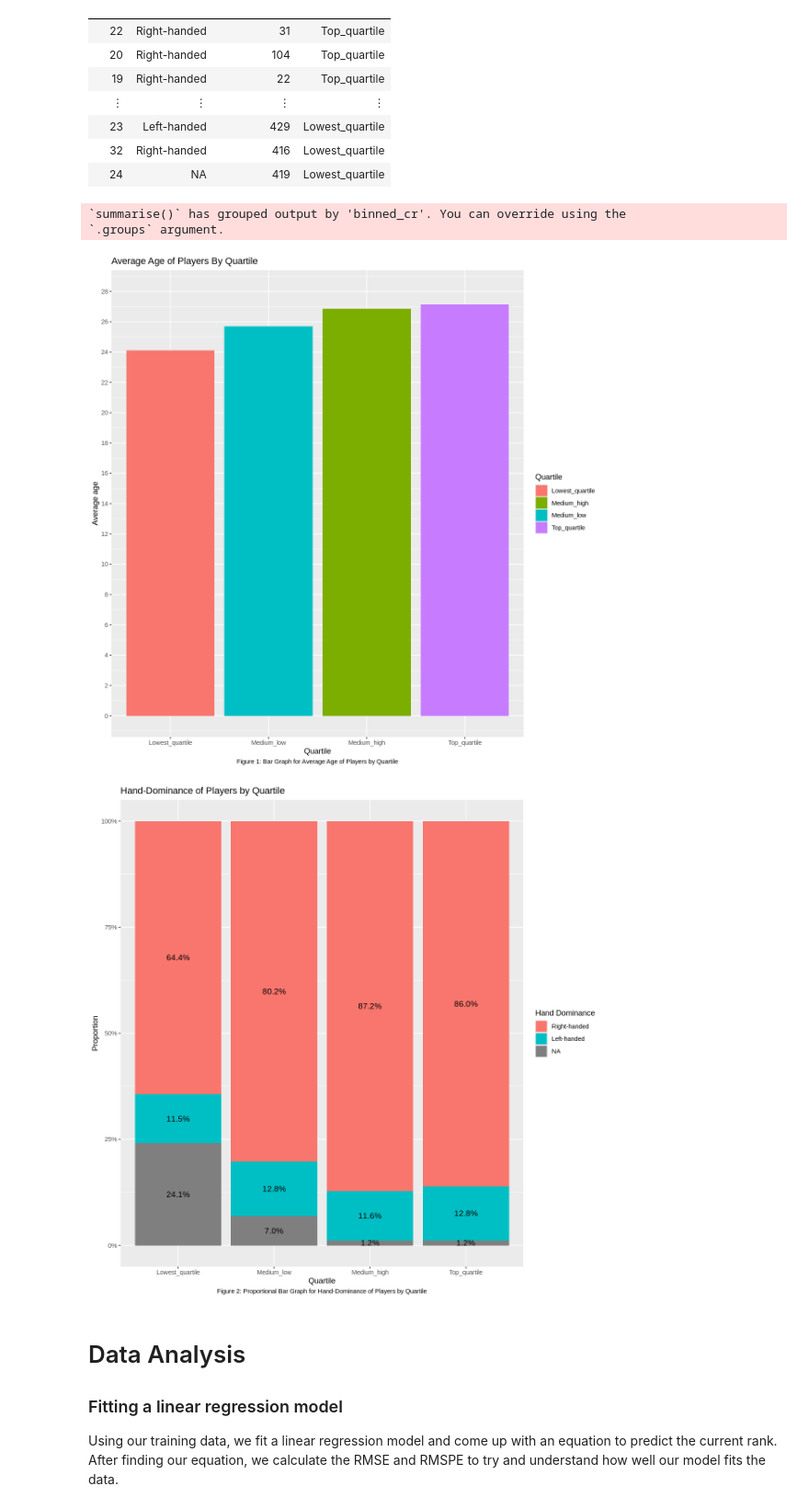
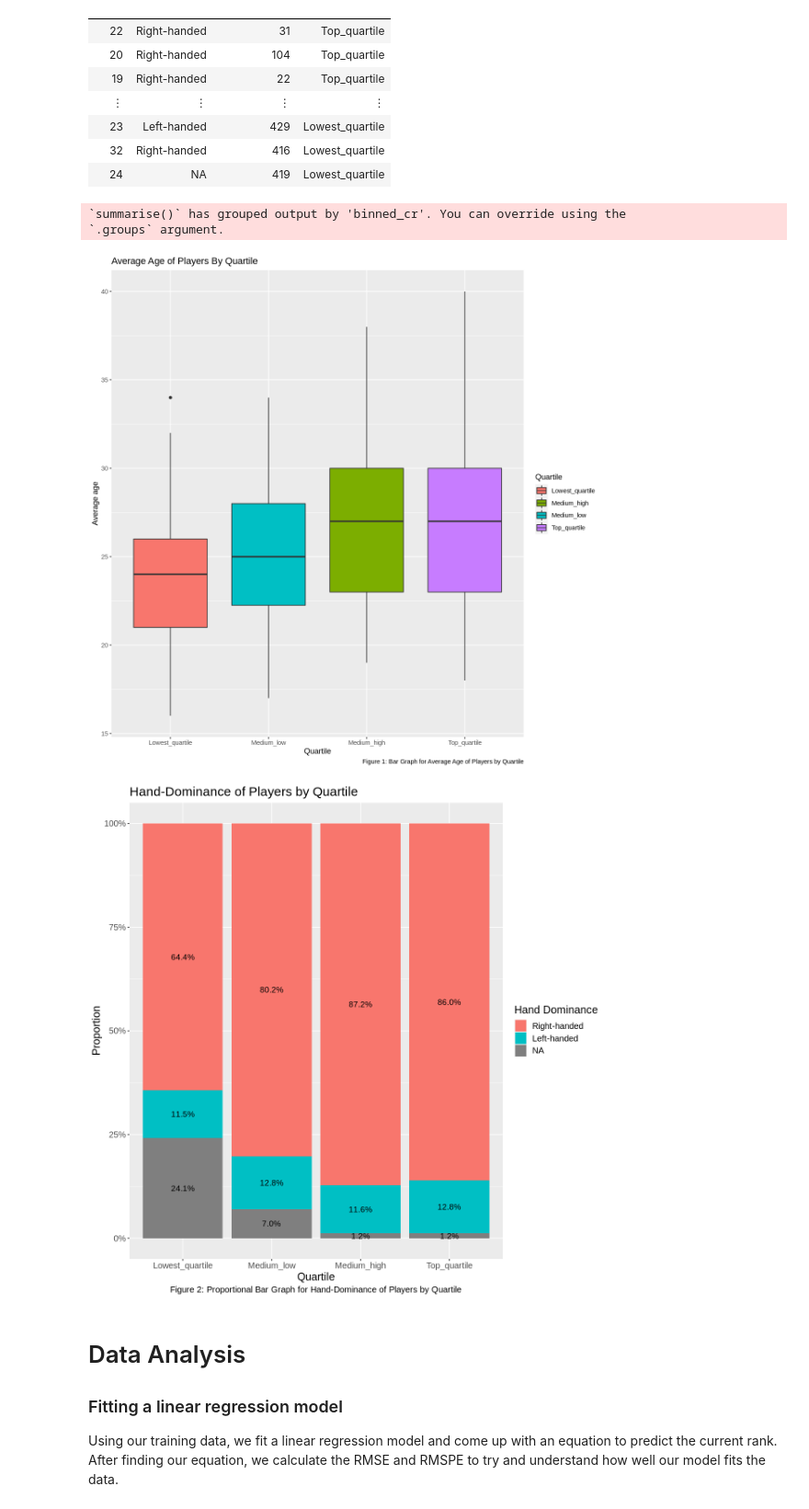
Before and after one commit to emilywang0/dsci-tennis-data-analysis, a Jupyter notebook: Proposal.ipynb, the cells around one changed output. Shown: that part at 92% size. Drawn from its saved outputs; the diff is of its cells as text; code cells hidden in the pictures.

```diff
--- a/Proposal.ipynb
+++ b/Proposal.ipynb
@@ -79,13 +97,13 @@ tennis <- separate(tennis, col = Age, into = c("Age", "x"), sep = " ", convert =
 tennis <- select(tennis, -c(x, y, z))
 
 #Here we will mutate Plays to a factor so we can visulaize it easier
-tennis_mutate <- tennis |>
+tennis_lm_mutate <- tennis |>
 mutate(Plays = as_factor(Plays))
 
 
 
 print("Table 2: Tidy Tennis Data")
-head(tennis_mutate)
+head(tennis_lm_mutate)
 # %% [output]
 [1] "Table 2: Tidy Tennis Data"
 A tibble: 6 × 4
@@ -103,15 +121,15 @@ Now, we will summarize our training data to report the mean of our numeric predi
 # %%
 # Split our data into training and testing
 set.seed(1234) #DO NOT REMOVE
-tennis_split <- initial_split(tennis_mutate %>% select(-Height), prop = 0.7, strata = Current.Rank)
-tennis_train <- training(tennis_split)
-tennis_test <- testing(tennis_split)
+tennis_lm_split <- initial_split(tennis_lm_mutate %>% select(-Height), prop = 0.7, strata = Current.Rank)
+tennis_lm_train <- training(tennis_lm_split)
+tennis_lm_test <- testing(tennis_lm_split)
 
-missing_obs <- sum(apply(tennis_train, 1, function(x) any(is.na(x)))) # Used to find the number of missing observations
+missing_obs <- sum(apply(tennis_lm_train, 1, function(x) any(is.na(x)))) # Used to find the number of missing observations
 
-total_obs <- nrow(tennis_train) # Used to find the total number of observations
+total_obs <- nrow(tennis_lm_train) # Used to find the total number of observations
 
-mean_age <- mean(tennis_train$Age, na.rm = TRUE) # Used to find the mean Age
+mean_age <- mean(tennis_lm_train$Age, na.rm = TRUE) # Used to find the mean Age
 
 
 tab <- matrix(c(mean_age, missing_obs, total_obs), ncol=3, byrow=TRUE) #used to create a table to express the answers.
@@ -128,9 +146,9 @@ Value  25.93678             33.00000      349.00000
 #### Distribution of Predictors
 To better visualize our predictors, we seperate our training data into 4 different quartiles by their current rank, Lowest_quartile (lowest rank), Medium_low, Medium_high, Top_quartile (highest rank). We will then plot the quartiles against each of predictor variables to visualize their relationship with the different groups of rankings.
 # %%
-ranks_list <- tennis_train$Current.Rank
+ranks_list <- tennis_lm_train$Current.Rank
 
-tennis_bins <- tennis_train %>%
+tennis_bins <- tennis_lm_train %>%
 mutate(binned_cr = case_when(`Current.Rank` >= quantile(ranks_list,0.75, na.rm = T) ~ "Lowest_quartile",
                              `Current.Rank` >= quantile(ranks_list,0.5, na.rm = T) ~ "Medium_low",
                              `Current.Rank` >= quantile(ranks_list,0.25, na.rm = T) ~ "Medium_high",
@@ -154,37 +172,37 @@ A tibble: 349 × 4
 # %%
 options(repr.plot.width = 10, repr.plot.height = 10)
 # Create bar plots sorted by Quartile for each predictor variable
 
 # Calculate the average age for each Quartile
-average_age <- tennis_bins |> filter(binned_cr != "Other") |> group_by(binned_cr) |> summarise(mean = mean(Age))
+average_age <- tennis_bins |> filter(binned_cr != "Other") # |> group_by(binned_cr) |> summarise(mean = mean(Age))
 
 # Create a bar plot showing the average age by Quartile
-low_vs_age_plot <- ggplot(average_age, aes(x = factor(binned_cr, levels = c("Lowest_quartile", "Medium_low", "Medium_high", "Top_quartile")), y = mean, fill = binned_cr)) +
-                    geom_bar(stat='identity') + ggtitle("Average Age of Players By Quartile") + labs(x = "Quartile", y = "Average age", fill = "Quartile", caption = "Figure 1: Bar Graph for Average Age of Players by Quartile") +
-                    scale_y_continuous(limits = c(0, ceiling(max(average_age$mean) / 2) * 2), breaks = seq(0, ceiling(max(average_age$mean) / 2) * 2, by = 2)) + theme(plot.caption = element_text(hjust = 0.5))
+low_vs_age_plot <- ggplot(average_age, aes(x = factor(binned_cr, levels = c("Lowest_quartile", "Medium_low", "Medium_high", "Top_quartile")), y = Age, fill = binned_cr)) +
+                    geom_boxplot() + ggtitle("Average Age of Players By Quartile") + labs(x = "Quartile", y = "Average age", fill = "Quartile", caption = "Figure 1: Bar Graph for Average Age of Players by Quartile")
+                    #scale_y_continuous(limits = c(0, ceiling(max(average_age$mean) / 2) * 2), breaks = seq(0, ceiling(max(average_age$mean) / 2) * 2, by = 2)) + theme(text = element_text(size = 15)) + theme(plot.caption = element_text(hjust = 0.5))
 
 # Find the proportion of players who play left or right handed, or NA, seperated by Quartile
 hand_prop <- tennis_bins |> filter(binned_cr != "Other") |> group_by(binned_cr, Plays) |> summarise(count = n()) |>
                             group_by(binned_cr) |> mutate(proportion = count / sum(count))
 
 # Create a proportionality stacked bar plot of right vs left-handed Players by Quartile
 plays_prop_plot <- ggplot(hand_prop, aes(x = factor(binned_cr, levels = c("Lowest_quartile", "Medium_low", "Medium_high", "Top_quartile")), y = proportion, fill = Plays)) +
   geom_bar(stat = "identity") +
   labs(x = "Quartile", y = "Proportion", fill = "Hand Dominance", title = "Hand-Dominance of Players by Quartile", caption = "Figure 2: Proportional Bar Graph for Hand-Dominance of Players by Quartile") +
   geom_text(aes(label = sprintf("%.1f%%", proportion*100)),
             position = position_stack(vjust = 0.5),
             size = 4) +
- scale_y_continuous(labels = percent_format()) + theme(plot.caption = element_text(hjust = 0.5))
+ scale_y_continuous(labels = percent_format()) + theme(plot.caption = element_text(hjust = 0.5)) + theme(text = element_text(size = 15))
 
 
 
 low_vs_age_plot
 plays_prop_plot
 # %% [output]
 `summarise()` has grouped output by 'binned_cr'. You can override using the
 `.groups` argument.
-[figure, old version]
+[figure, new version]
-[figure, old version]
+[figure, new version]
 # %% [markdown]
 # Data Analysis
 ### Fitting a linear regression model
```
Also changed, not shown: parts of 14 cells of this notebook.
